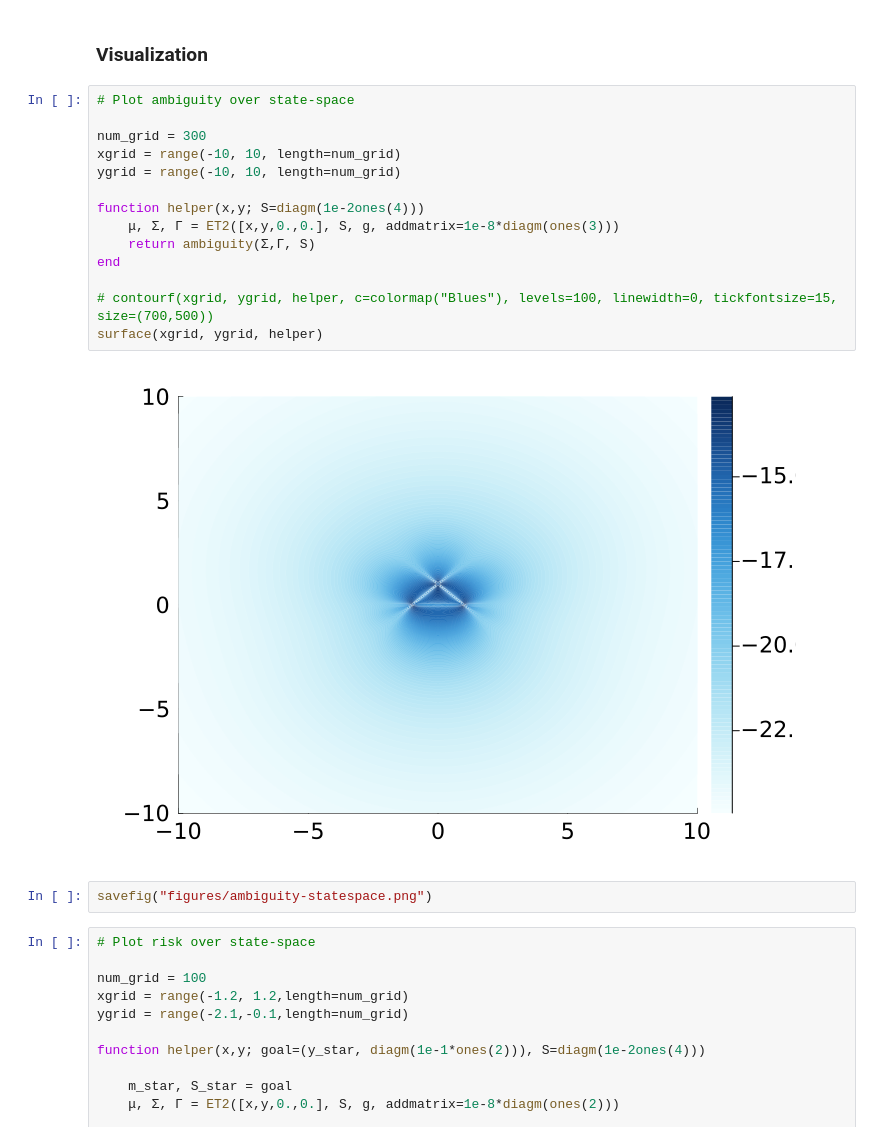
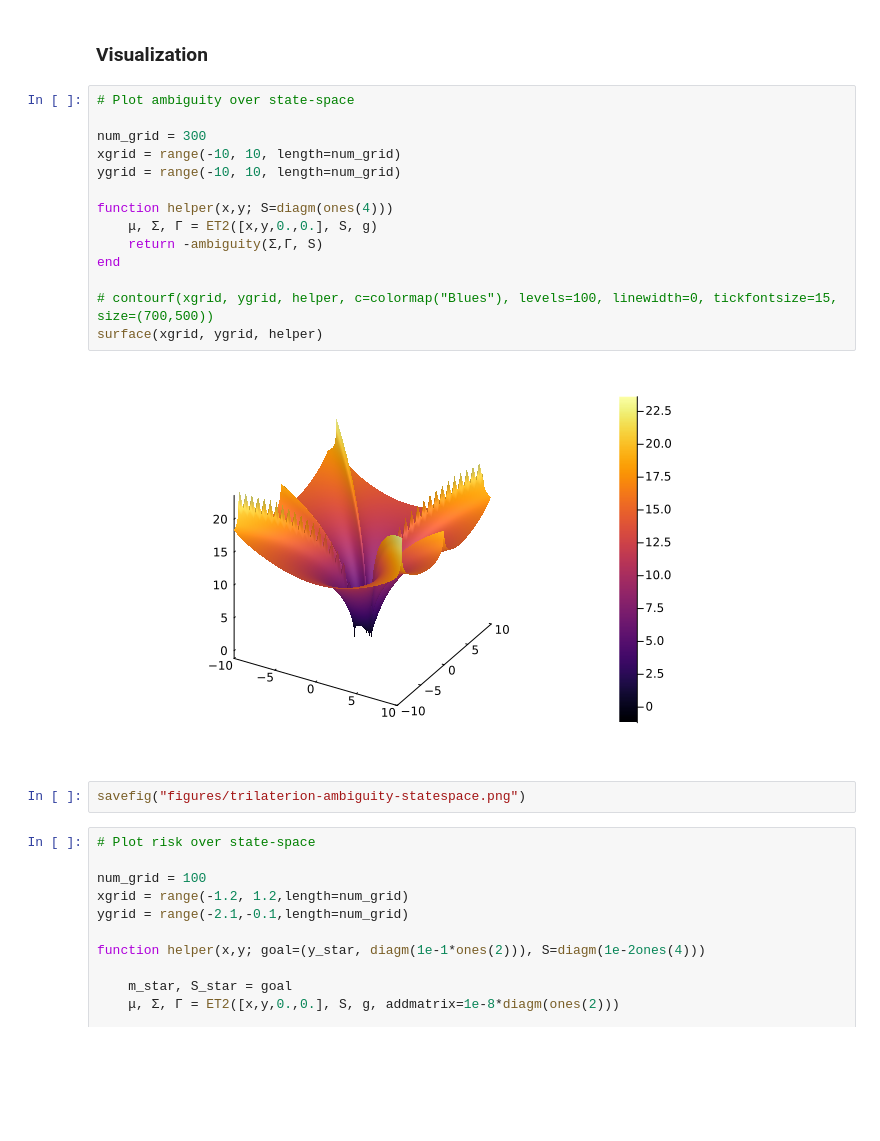
Before and after one commit to biaslab/IWAI2024-ambiguity, a Jupyter notebook: NLA-botnav-trilateration.ipynb, the cells around one changed output. Drawn from its saved outputs; the diff is of its cells as text; blank space fills up the shorter version.

Commit message:
Added figure on ambiguity in trilateration.

```diff
--- a/NLA-botnav-trilateration.ipynb
+++ b/NLA-botnav-trilateration.ipynb
@@ -392,21 +392,21 @@ plot(p301, p302, layout=(2,1), size=(900,500))
 # %%
 # Plot ambiguity over state-space
 
 num_grid = 300
 xgrid = range(-10, 10, length=num_grid)
 ygrid = range(-10, 10, length=num_grid)
 
-function helper(x,y; S=diagm(1e-2ones(4)))
-    μ, Σ, Γ = ET2([x,y,0.,0.], S, g, addmatrix=1e-8*diagm(ones(3)))
-    return ambiguity(Σ,Γ, S)
+function helper(x,y; S=diagm(ones(4)))
+    μ, Σ, Γ = ET2([x,y,0.,0.], S, g)
+    return -ambiguity(Σ,Γ, S)
 end
 
 # contourf(xgrid, ygrid, helper, c=colormap("Blues"), levels=100, linewidth=0, tickfontsize=15, size=(700,500))
 surface(xgrid, ygrid, helper)
 # %% [output]
-[figure, old version]
+[figure, new version]
 # %%
-savefig("figures/ambiguity-statespace.png")
+savefig("figures/trilaterion-ambiguity-statespace.png")
 # %%
 # Plot risk over state-space
 
```
Also changed, not shown: 1 other file.
